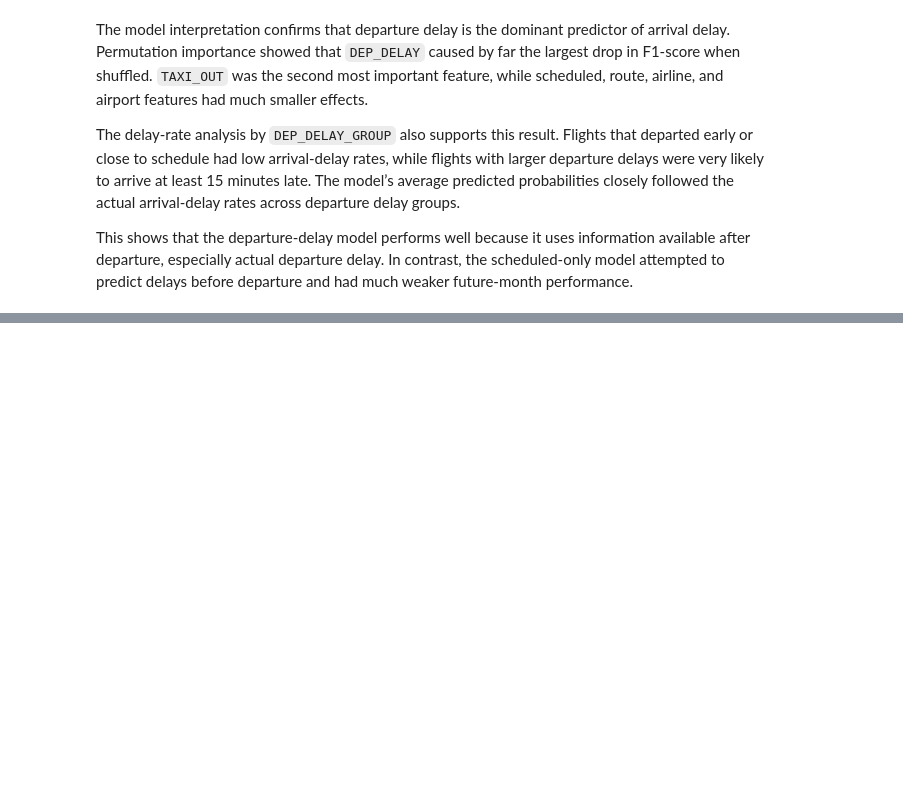
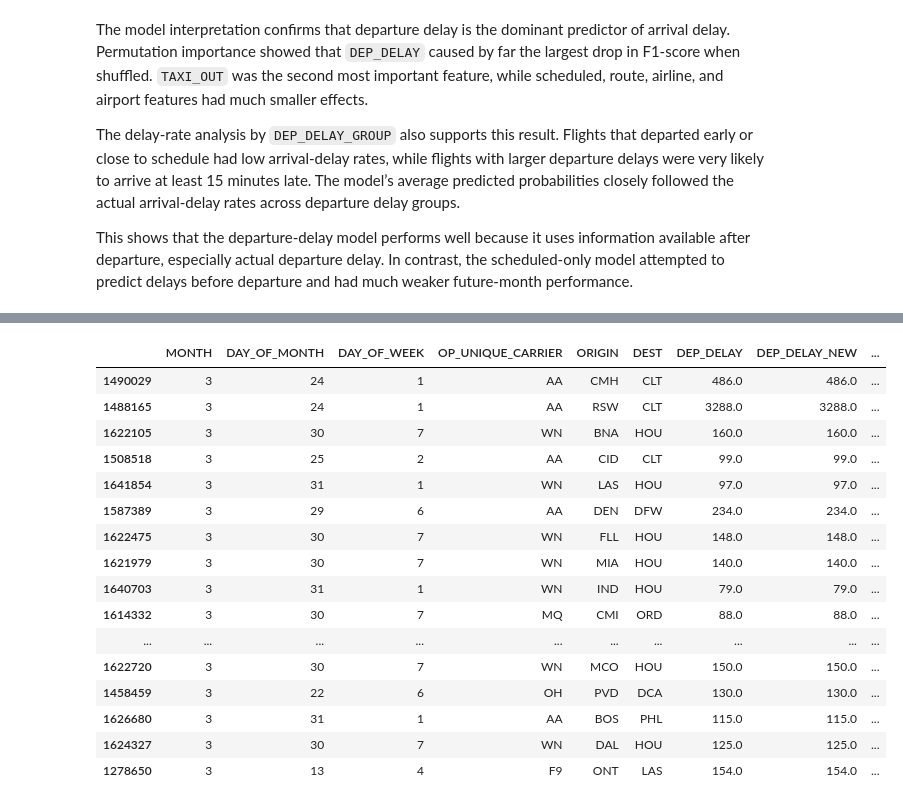
Before and after one commit to anav24/airline-delay-predictor, a Jupyter notebook: notebooks/08_model_interpretation.ipynb, the cells around one changed output, grey strips where cells are left out. Cells and saved outputs as stored; diff of their text form; code cells hidden in the pictures; blank space fills up the shorter version.

```diff
--- a/notebooks/08_model_interpretation.ipynb
+++ b/notebooks/08_model_interpretation.ipynb
@@ -396,0 +524,50 @@ This shows that the departure-delay model performs well because it uses informat
+# %%
+preview_columns = [
+    "MONTH",
+    "DAY_OF_MONTH",
+    "DAY_OF_WEEK",
+    "OP_UNIQUE_CARRIER",
+    "ORIGIN",
+    "DEST",
+    "DEP_DELAY",
+    "DEP_DELAY_NEW",
+    "DEP_DEL15",
+    "DEP_DELAY_GROUP",
+    "TAXI_OUT",
+    "WHEELS_OFF",
+    "DISTANCE",
+    "predicted_delay_probability",
+    "predicted_arrival_delay_15",
+    "ARR_DEL15",
+]
+
+available_preview_columns = [
+    col for col in preview_columns
+    if col in test_with_probs.columns
+]
+
+high_risk_flights = (
+    test_with_probs[available_preview_columns]
+    .sort_values("predicted_delay_probability", ascending=False)
+    .head(20)
+)
+
+high_risk_flights
+# %% [output]
+|  | MONTH | DAY_OF_MONTH | DAY_OF_WEEK | OP_UNIQUE_CARRIER | ORIGIN | DEST | DEP_DELAY | DEP_DELAY_NEW | ... |
+| 1490029 | 3 | 24 | 1 | AA | CMH | CLT | 486.0 | 486.0 | ... |
+| 1488165 | 3 | 24 | 1 | AA | RSW | CLT | 3288.0 | 3288.0 | ... |
+| 1622105 | 3 | 30 | 7 | WN | BNA | HOU | 160.0 | 160.0 | ... |
+| 1508518 | 3 | 25 | 2 | AA | CID | CLT | 99.0 | 99.0 | ... |
+| 1641854 | 3 | 31 | 1 | WN | LAS | HOU | 97.0 | 97.0 | ... |
+| 1587389 | 3 | 29 | 6 | AA | DEN | DFW | 234.0 | 234.0 | ... |
+| 1622475 | 3 | 30 | 7 | WN | FLL | HOU | 148.0 | 148.0 | ... |
+| 1621979 | 3 | 30 | 7 | WN | MIA | HOU | 140.0 | 140.0 | ... |
+| 1640703 | 3 | 31 | 1 | WN | IND | HOU | 79.0 | 79.0 | ... |
+| 1614332 | 3 | 30 | 7 | MQ | CMI | ORD | 88.0 | 88.0 | ... |
+| ... | ... | ... | ... | ... | ... | ... | ... | ... | ... |
+| 1622720 | 3 | 30 | 7 | WN | MCO | HOU | 150.0 | 150.0 | ... |
+| 1458459 | 3 | 22 | 6 | OH | PVD | DCA | 130.0 | 130.0 | ... |
+| 1626680 | 3 | 31 | 1 | AA | BOS | PHL | 115.0 | 115.0 | ... |
+| 1624327 | 3 | 30 | 7 | WN | DAL | HOU | 125.0 | 125.0 | ... |
+| 1278650 | 3 | 13 | 4 | F9 | ONT | LAS | 154.0 | 154.0 | ... |
```
Also changed, not shown: parts of 9 cells of this notebook.
